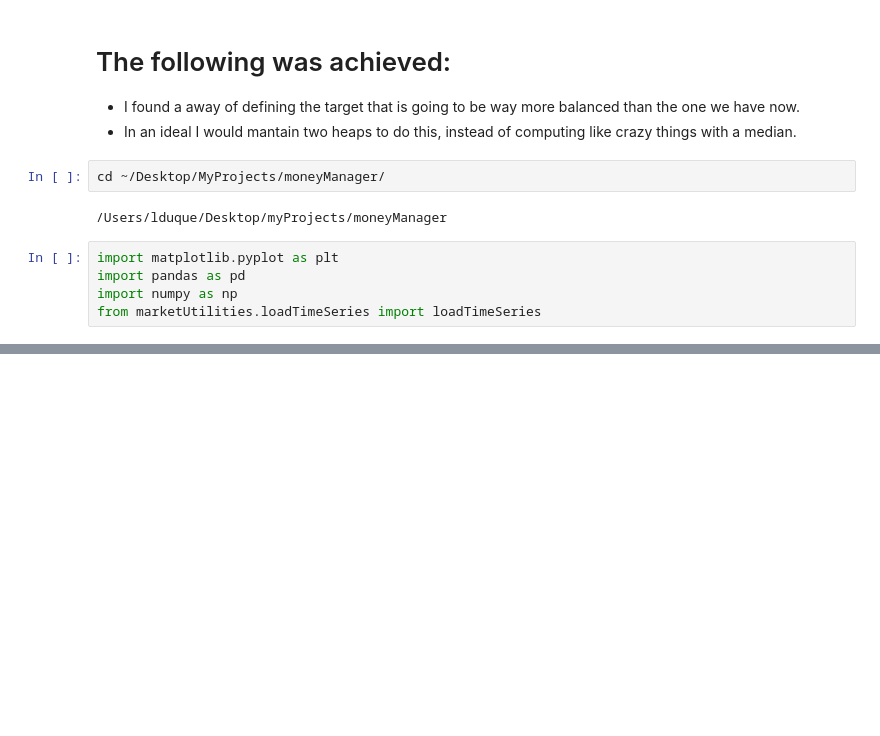
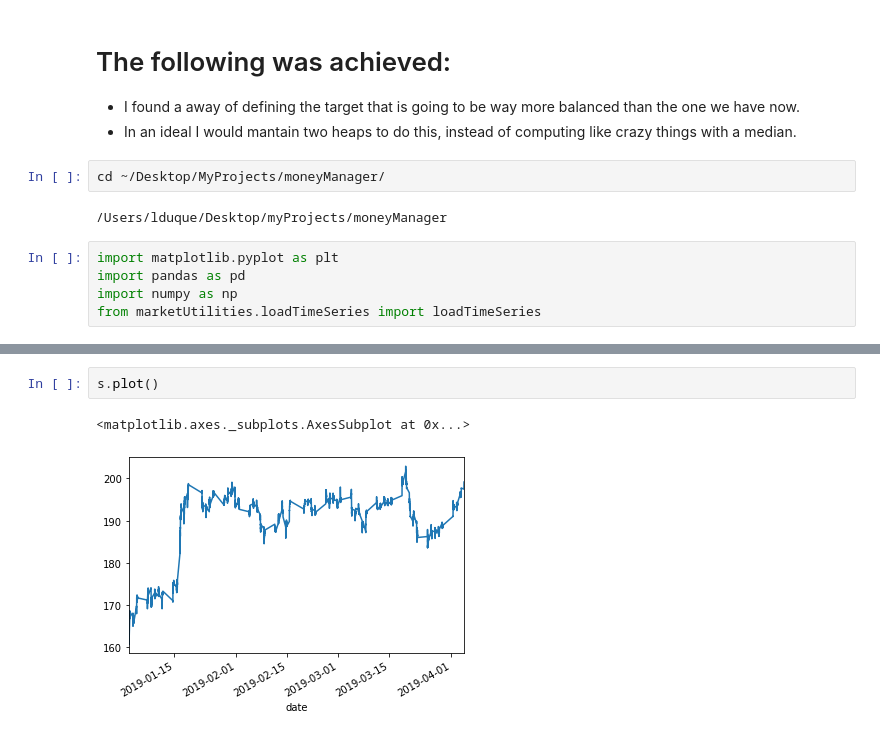
Before and after one commit to luisduque440/moneyManager, a Jupyter notebook: modelBenchMark/creatingAFullyBalancedTarget.ipynb, the cells around one changed output, grey strips where cells are left out. Drawn from its saved outputs; the diff is of its cells as text; blank space fills up the shorter version.

```diff
--- a/modelBenchMark/creatingAFullyBalancedTarget.ipynb
+++ b/modelBenchMark/creatingAFullyBalancedTarget.ipynb
@@ -69,0 +48,5 @@ ds
+# %%
+s.plot()
+# %% [output]
+<matplotlib.axes._subplots.AxesSubplot at 0x...>
+[figure, added]
```
Also changed, not shown: parts of 13 cells of this notebook, 6 other files.
